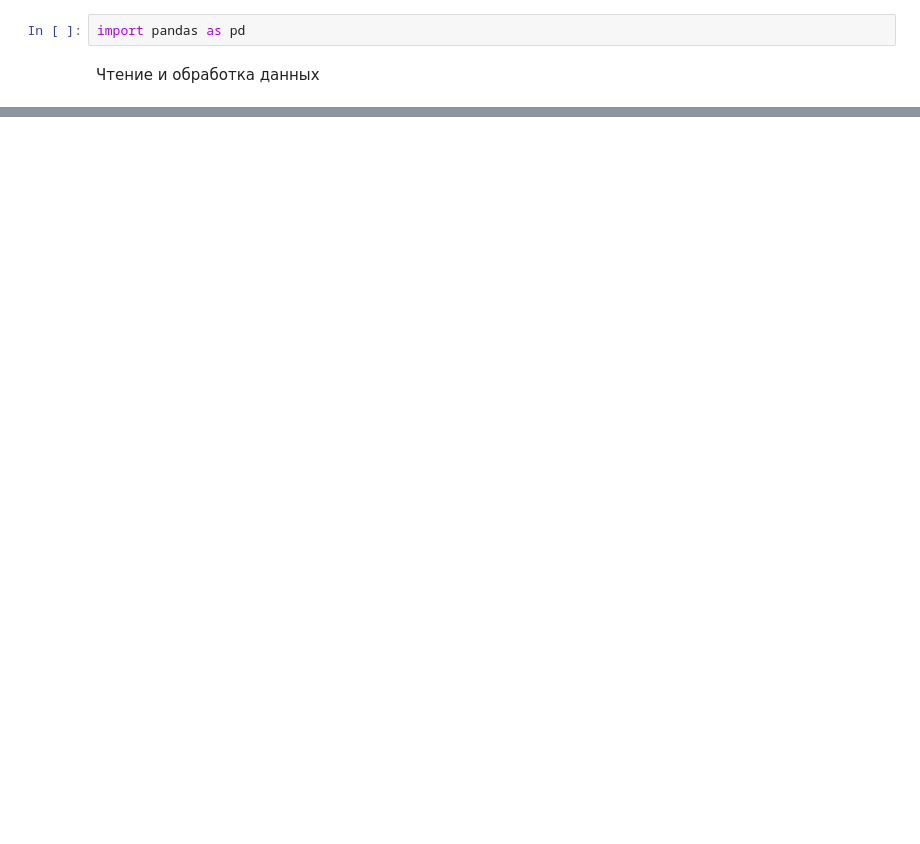
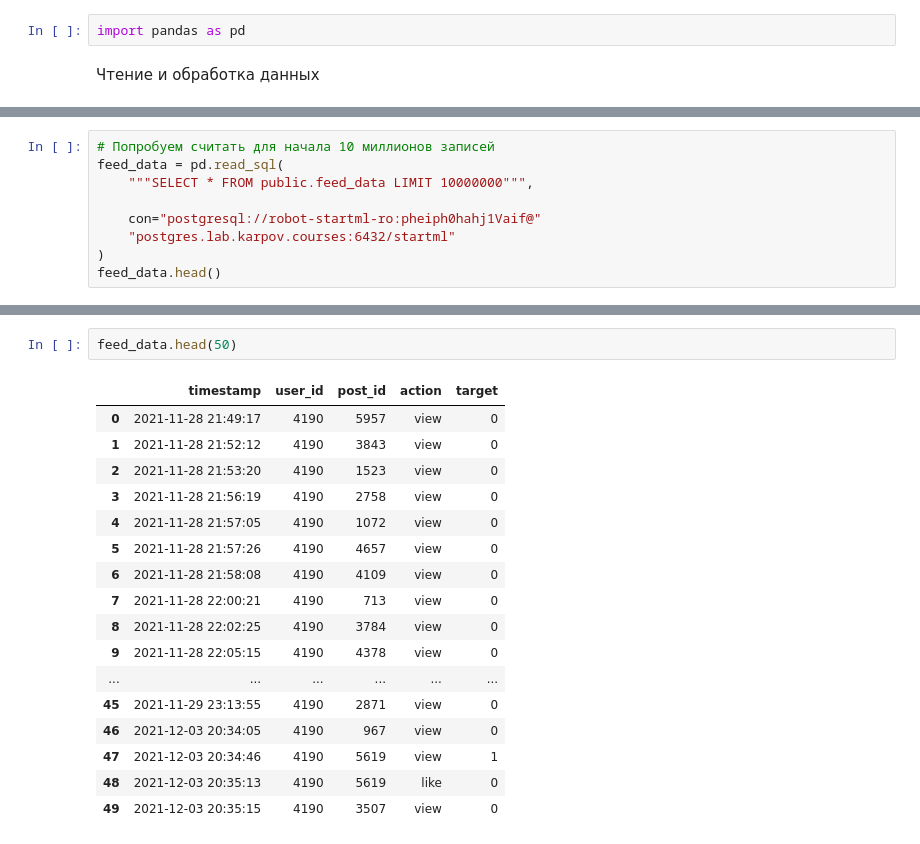
Before and after one commit to Dmitrysw/recom_sys, a Jupyter notebook: Baseline.ipynb, the cells around one changed output, grey strips where cells are left out. Saved outputs shown, nothing was run; the diff lists cells and outputs as text; blank space fills up the shorter version.

```diff
--- a/Baseline.ipynb
+++ b/Baseline.ipynb
@@ -14,0 +48,9 @@ ImportError: Using URI string without sqlalchemy installed.
+# %%
+# Попробуем считать для начала 10 миллионов записей
+feed_data = pd.read_sql(
+    """SELECT * FROM public.feed_data LIMIT 10000000""",
+
+    con="postgresql://robot-startml-ro:pheiph0hahj1Vaif@"
+    "postgres.lab.karpov.courses:6432/startml"
+)
+feed_data.head()
@@ -14,0 +83,20 @@ ImportError: Using URI string without sqlalchemy installed.
+# %%
+feed_data.head(50)
+# %% [output]
+|  | timestamp | user_id | post_id | action | target |
+| 0 | 2021-11-28 21:49:17 | 4190 | 5957 | view | 0 |
+| 1 | 2021-11-28 21:52:12 | 4190 | 3843 | view | 0 |
+| 2 | 2021-11-28 21:53:20 | 4190 | 1523 | view | 0 |
+| 3 | 2021-11-28 21:56:19 | 4190 | 2758 | view | 0 |
+| 4 | 2021-11-28 21:57:05 | 4190 | 1072 | view | 0 |
+| 5 | 2021-11-28 21:57:26 | 4190 | 4657 | view | 0 |
+| 6 | 2021-11-28 21:58:08 | 4190 | 4109 | view | 0 |
+| 7 | 2021-11-28 22:00:21 | 4190 | 713 | view | 0 |
+| 8 | 2021-11-28 22:02:25 | 4190 | 3784 | view | 0 |
+| 9 | 2021-11-28 22:05:15 | 4190 | 4378 | view | 0 |
+| ... | ... | ... | ... | ... | ... |
+| 45 | 2021-11-29 23:13:55 | 4190 | 2871 | view | 0 |
+| 46 | 2021-12-03 20:34:05 | 4190 | 967 | view | 0 |
+| 47 | 2021-12-03 20:34:46 | 4190 | 5619 | view | 1 |
+| 48 | 2021-12-03 20:35:13 | 4190 | 5619 | like | 0 |
+| 49 | 2021-12-03 20:35:15 | 4190 | 3507 | view | 0 |
```
Also changed, not shown: parts of 14 cells of this notebook.
